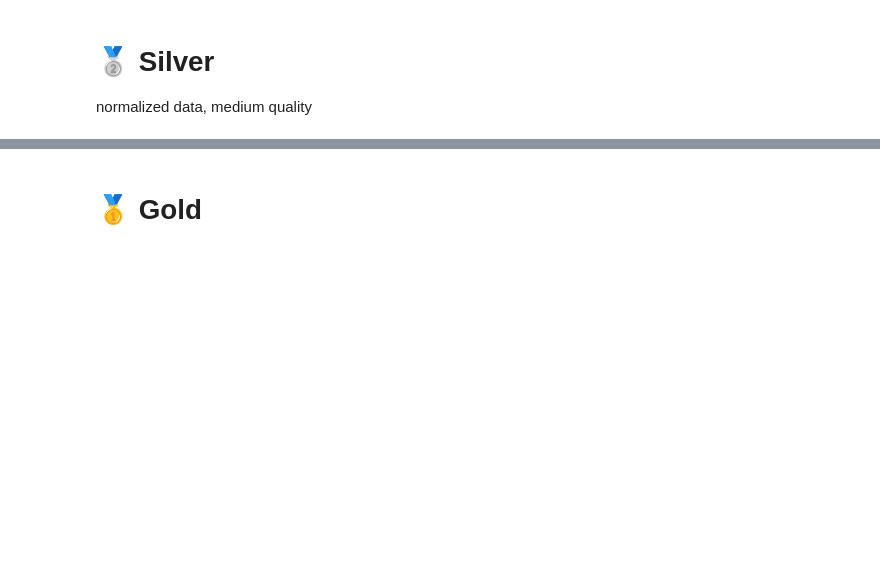
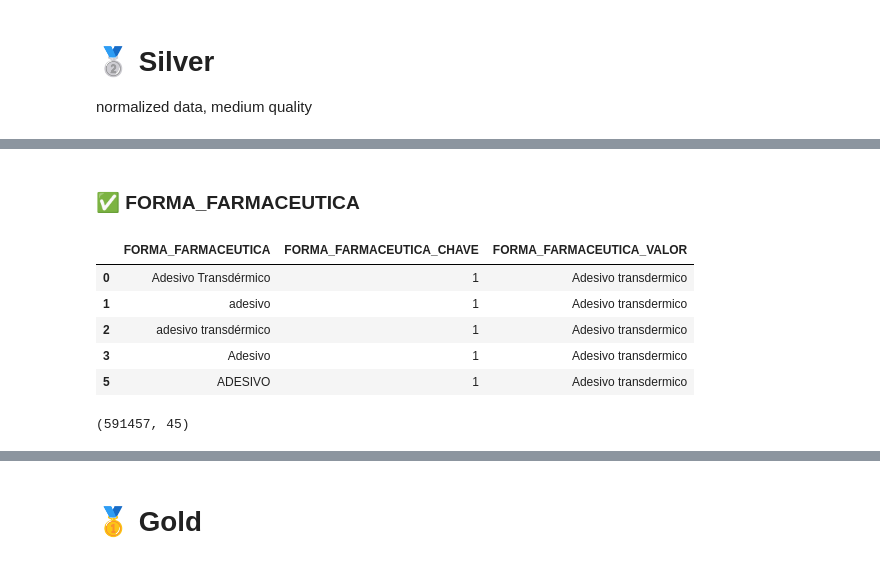
Before and after one commit to mlab-inf-ufrgs/vigimed, a Jupyter notebook: src/medicamentos/elt_fat_medicamentos.ipynb, the cells around one changed output, grey strips where cells are left out. Cells and saved outputs as stored; diff of their text form; code cells hidden in the pictures; blank space fills up the shorter version.

```diff
--- a/src/medicamentos/elt_fat_medicamentos.ipynb
+++ b/src/medicamentos/elt_fat_medicamentos.ipynb
@@ -406,0 +515,16 @@ dim_indicacao_meddra.head(10)
+# %% [markdown]
+### ✅ FORMA_FARMACEUTICA
+# %%
+hist_dim_forma_farmaceutica = pd.read_parquet(Path(project_root) / "data/02_silver/hist_dim_forma_farmaceutica/hist_dim_forma_farmaceutica.parquet")
+hist_dim_forma_farmaceutica[['FORMA_FARMACEUTICA','FORMA_FARMACEUTICA_CHAVE', 'FORMA_FARMACEUTICA_VALOR']].drop_duplicates().head()
+# %% [output]
+|  | FORMA_FARMACEUTICA | FORMA_FARMACEUTICA_CHAVE | FORMA_FARMACEUTICA_VALOR |
+| 0 | Adesivo Transdérmico | 1 | Adesivo transdermico |
+| 1 | adesivo | 1 | Adesivo transdermico |
+| 2 | adesivo transdérmico | 1 | Adesivo transdermico |
+| 3 | Adesivo | 1 | Adesivo transdermico |
+| 5 | ADESIVO | 1 | Adesivo transdermico |
+# %%
+hist_silver.shape
+# %% [output]
+(591457, 45)
```
Also changed, not shown: parts of 108 cells of this notebook, 8 other files.
